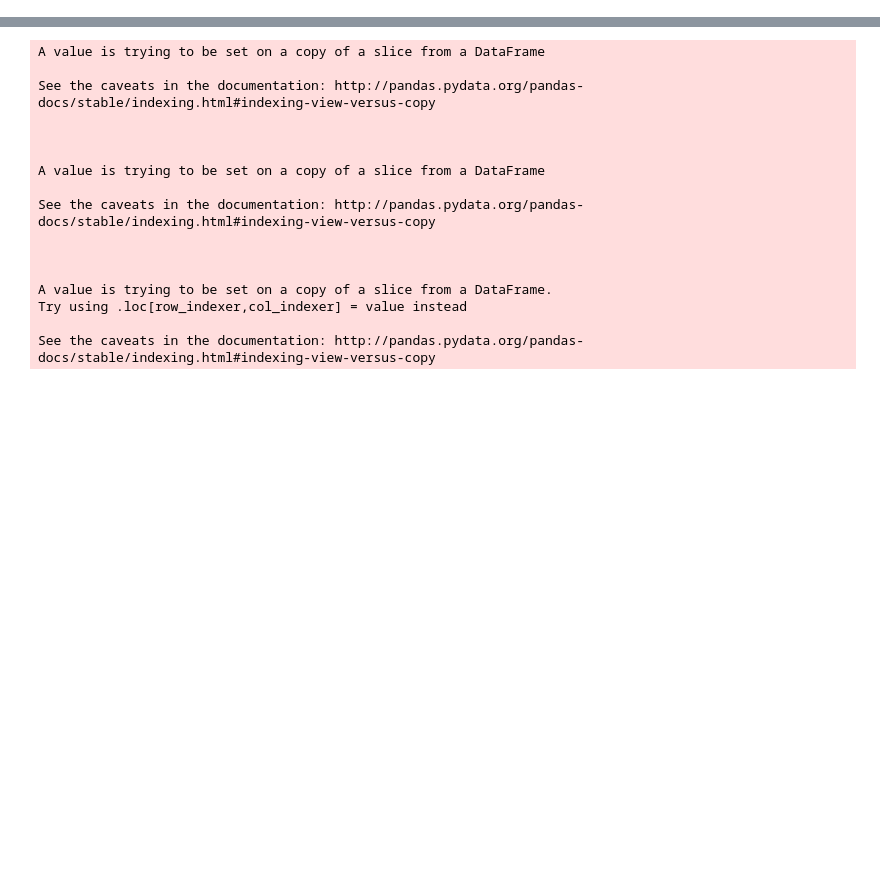
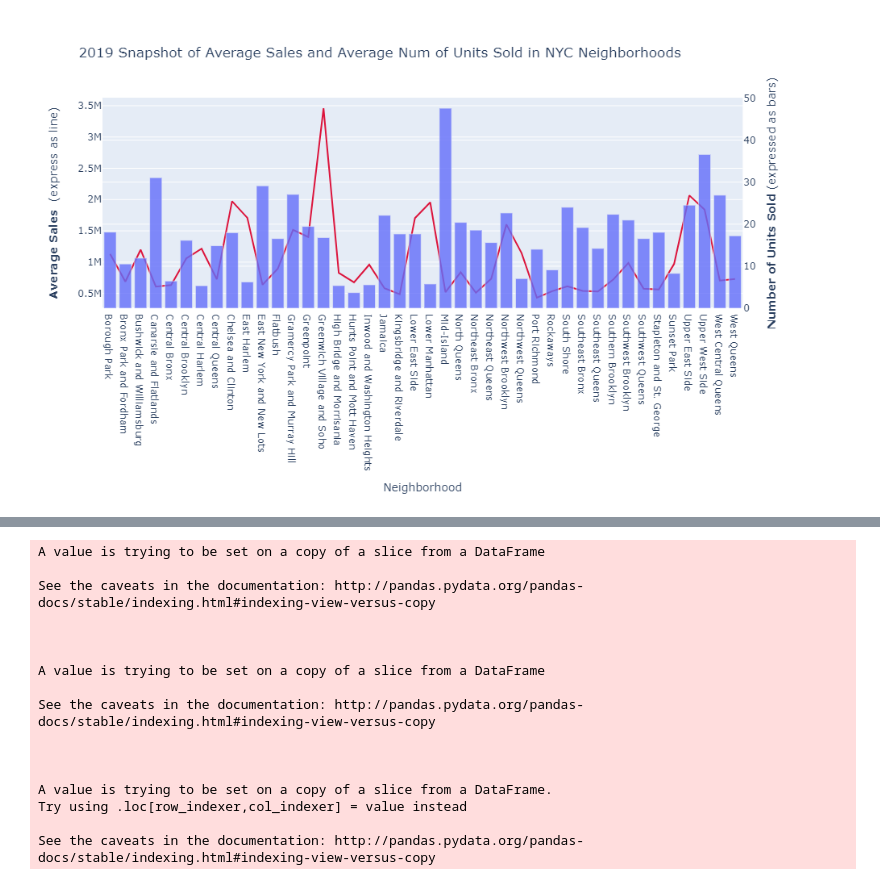
Before and after one commit to ShakedRj/NYC_Real_Estate, a Jupyter notebook: dashboard.ipynb, the cells around one changed output, grey strips where cells are left out. Saved outputs shown, nothing was run; the diff lists cells and outputs as text; code cells hidden in the pictures; blank space fills up the shorter version.

```diff
--- a/dashboard.ipynb
+++ b/dashboard.ipynb
@@ -26,0 +227,45 @@ staten_island=[ 10302, 10303, 10310,10306, 10307, 10308, 10309, 10312,10301, 103
+# %%
+def plot_2019_snapshot():
+    fig_1=Figure()
+    FigureCanvas(fig_1)
+    fig1 = px.line(by_borough_2019, x=by_borough_2019.index, y=by_borough_2019["Average Sales"])
+    fig1.update_traces(line_color='#DC143C')
+
+    fig_2=Figure()
+    FigureCanvas(fig_2)
+    fig2 = px.bar(by_borough_2019, x=by_borough_2019.index, y=by_borough_2019["Num of Units Sold"],opacity=0.8)
+
+    # Create figure with secondary y-axis
+    fig = Figure()
+    FigureCanvas(fig)
+    fig = make_subplots(specs=[[{"secondary_y": True}]])
+
+    # Add traces
+    fig.add_trace(
+        fig1.data[0],
+        secondary_y=False,
+    )
+
+    fig.add_trace(
+        fig2.data[0],
+        secondary_y=True,
+    )
+
+    # Add figure title
+    fig.update_layout(
+        title_text="2019 Snapshot of Average Sales and Average Num of Units Sold in NYC Neighborhoods"
+        , height=600
+    )
+
+    # Set x-axis title
+    fig.update_xaxes(title_text="Neighborhood")
+
+    # Set y-axes titles
+    fig.update_yaxes(title_text="<b>Average Sales </b> (express as line)", secondary_y=False)
+    fig.update_yaxes(title_text="<b>Number of Units Sold</b> (expressed as bars)", secondary_y=True)
+
+    return fig
+# %%
+plot_2019_snapshot()
+# %% [output]
+[figure, added]
```
Also changed, not shown: parts of 37 cells of this notebook.
